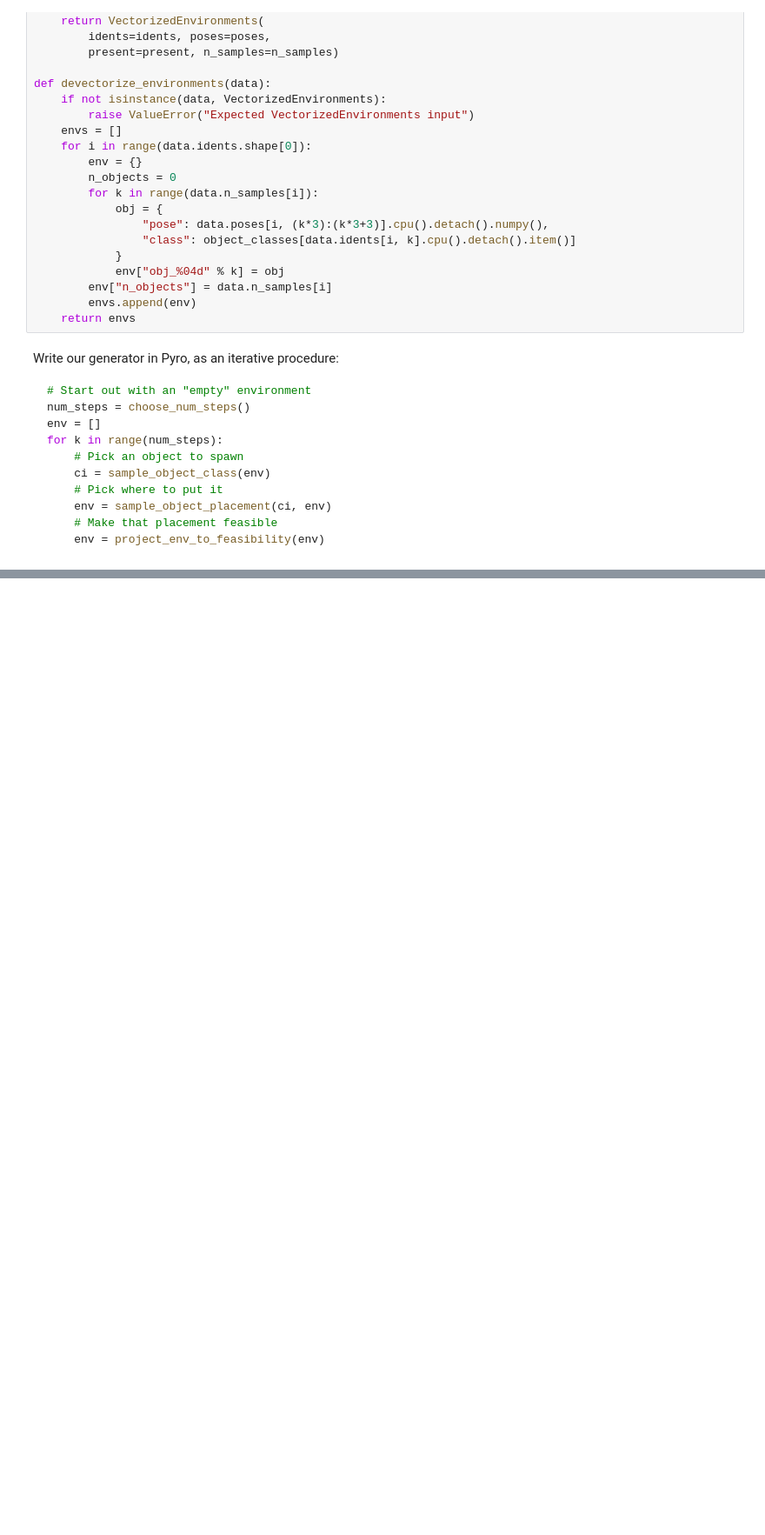
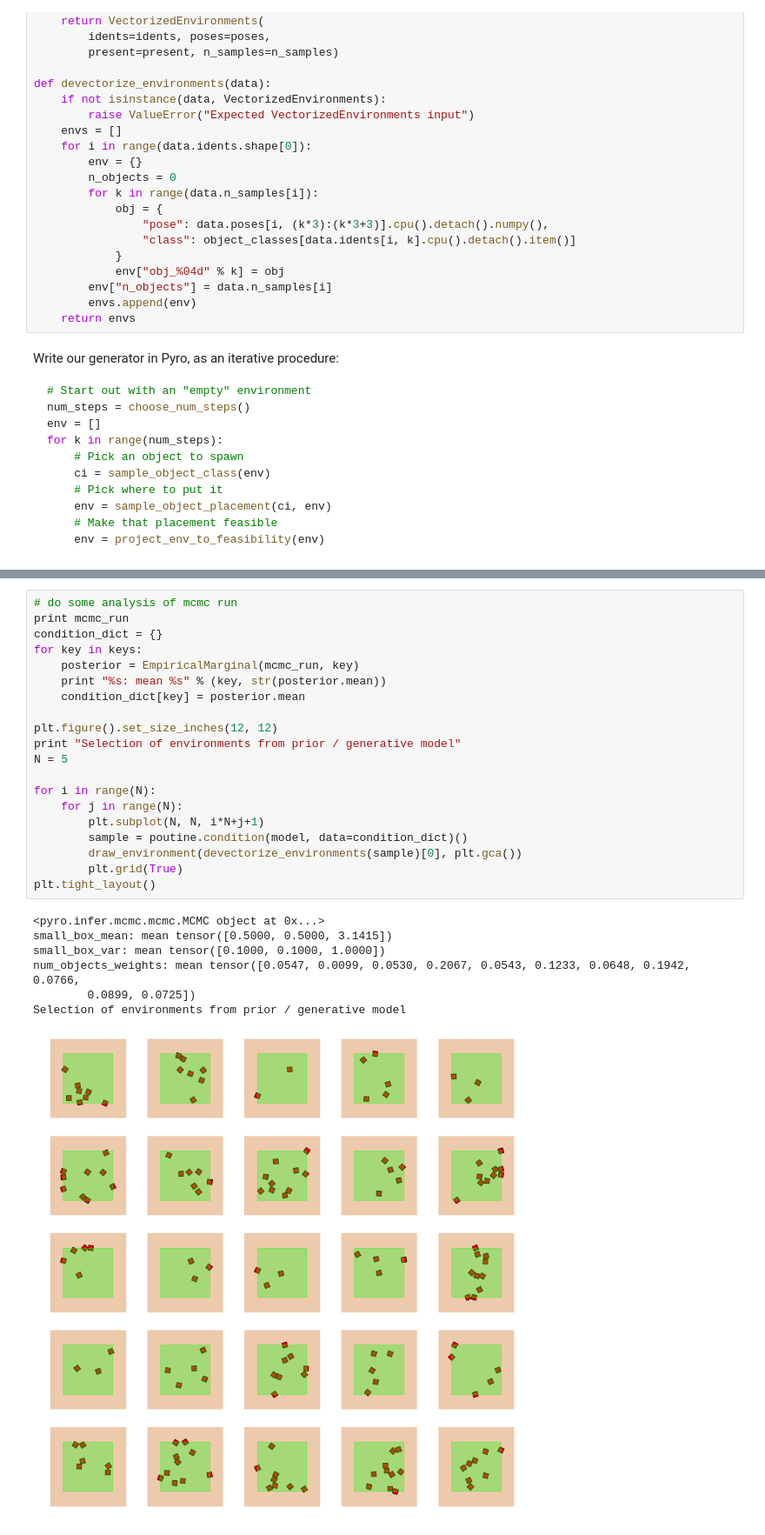
Before and after one commit to gizatt/scene_generation, a Jupyter notebook: 20181204 Planar Scene Arrangements Pyro, Single Object, Single Multivariate Normal, with Projections.ipynb, the cells around one changed output, grey strips where cells are left out. Shown at 87% size. Saved outputs shown, nothing was run; the diff lists cells and outputs as text; blank space fills up the shorter version.

```diff
--- a/20181204 Planar Scene Arrangements Pyro, Single Object, Single Multivariate Normal, with Projections.ipynb
+++ b/20181204 Planar Scene Arrangements Pyro, Single Object, Single Multivariate Normal, with Projections.ipynb
@@ -581,0 +653,28 @@ plt.tight_layout()
+# %%
+# do some analysis of mcmc run
+print mcmc_run
+condition_dict = {}
+for key in keys:
+    posterior = EmpiricalMarginal(mcmc_run, key)
+    print "%s: mean %s" % (key, str(posterior.mean))
+    condition_dict[key] = posterior.mean
+
+plt.figure().set_size_inches(12, 12)
+print "Selection of environments from prior / generative model"
+N = 5
+
+for i in range(N):
+    for j in range(N):
+        plt.subplot(N, N, i*N+j+1)
+        sample = poutine.condition(model, data=condition_dict)()
+        draw_environment(devectorize_environments(sample)[0], plt.gca())
+        plt.grid(True)
+plt.tight_layout()
+# %% [output]
+<pyro.infer.mcmc.mcmc.MCMC object at 0x...>
+small_box_mean: mean tensor([0.5000, 0.5000, 3.1415])
+small_box_var: mean tensor([0.1000, 0.1000, 1.0000])
+num_objects_weights: mean tensor([0.0547, 0.0099, 0.0530, 0.2067, 0.0543, 0.1233, 0.0648, 0.1942, 0.0766,
+        0.0899, 0.0725])
+Selection of environments from prior / generative model
+[figure, added]
```
Also changed, not shown: parts of 11 cells of this notebook, 2 other files.
